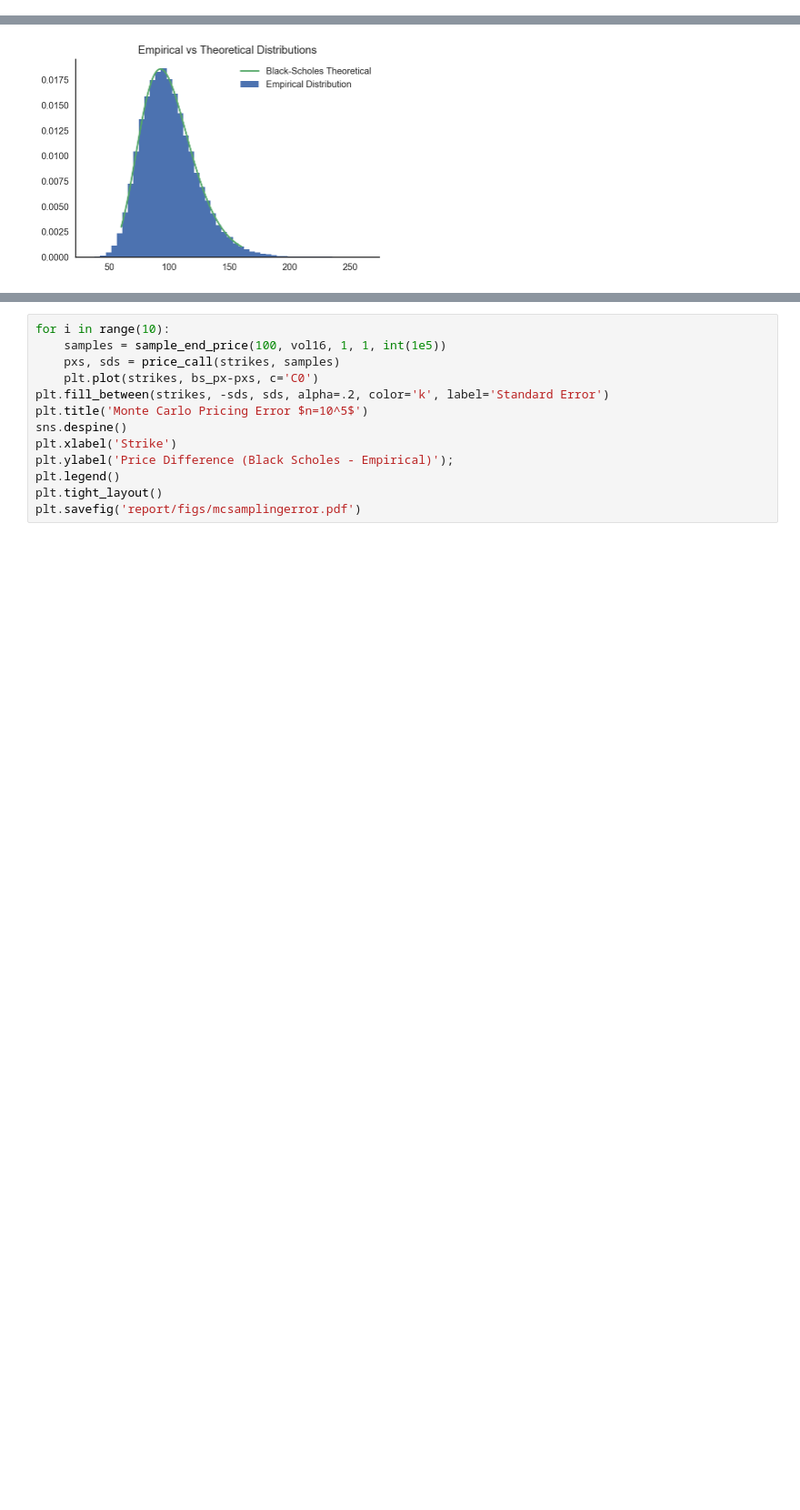
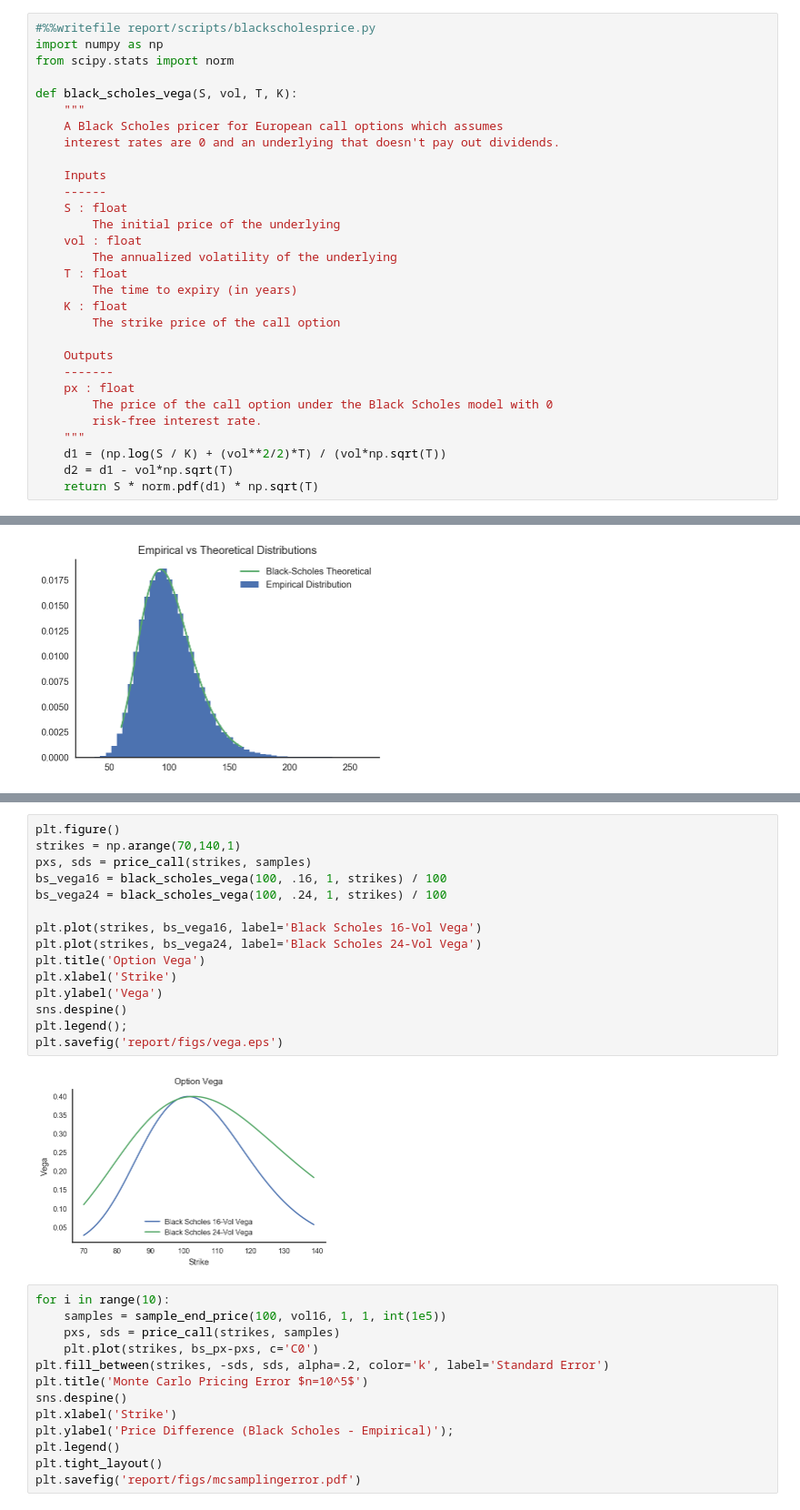
Before and after one commit to frtennis1/am205-options, a Jupyter notebook: Monte Carlo Pricer.ipynb, the cells around one changed output, grey strips where cells are left out. Shown: that part at 91% size. Saved outputs shown, nothing was run; the diff lists cells and outputs as text; blank space fills up the shorter version.

Commit message:
Add the vega section.

```diff
--- a/Monte Carlo Pricer.ipynb
+++ b/Monte Carlo Pricer.ipynb
@@ -139,6 +139,36 @@ def black_scholes_price(S, vol, T, K):
     d1 = (np.log(S / K) + (vol**2/2)*T) / (vol*np.sqrt(T))
     d2 = d1 - vol*np.sqrt(T)
     return S * norm.cdf(d1) - K*norm.cdf(d2)
+# %%
+#%%writefile report/scripts/blackscholesprice.py
+import numpy as np
+from scipy.stats import norm
+
+def black_scholes_vega(S, vol, T, K):
+    """
+    A Black Scholes pricer for European call options which assumes
+    interest rates are 0 and an underlying that doesn't pay out dividends.
+
+    Inputs
+    ------
+    S : float
+        The initial price of the underlying
+    vol : float
+        The annualized volatility of the underlying
+    T : float
+        The time to expiry (in years)
+    K : float
+        The strike price of the call option
+
+    Outputs
+    -------
+    px : float
+        The price of the call option under the Black Scholes model with 0
+        risk-free interest rate.
+    """
+    d1 = (np.log(S / K) + (vol**2/2)*T) / (vol*np.sqrt(T))
+    d2 = d1 - vol*np.sqrt(T)
+    return S * norm.pdf(d1) * np.sqrt(T)
 # %% [markdown]
 ## Test this in Black-Scholes World
 
@@ -204,3 +234,20 @@ plt.legend();
+# %%
+plt.figure()
+strikes = np.arange(70,140,1)
+pxs, sds = price_call(strikes, samples)
+bs_vega16 = black_scholes_vega(100, .16, 1, strikes) / 100
+bs_vega24 = black_scholes_vega(100, .24, 1, strikes) / 100
+
+plt.plot(strikes, bs_vega16, label='Black Scholes 16-Vol Vega')
+plt.plot(strikes, bs_vega24, label='Black Scholes 24-Vol Vega')
+plt.title('Option Vega')
+plt.xlabel('Strike')
+plt.ylabel('Vega')
+sns.despine()
+plt.legend();
+plt.savefig('report/figs/vega.eps')
+# %% [output]
+[figure, added]
 # %%
 for i in range(10):
     samples = sample_end_price(100, vol16, 1, 1, int(1e5))
```
Also changed, not shown: parts of 1 cell of this notebook, 3 other files.
